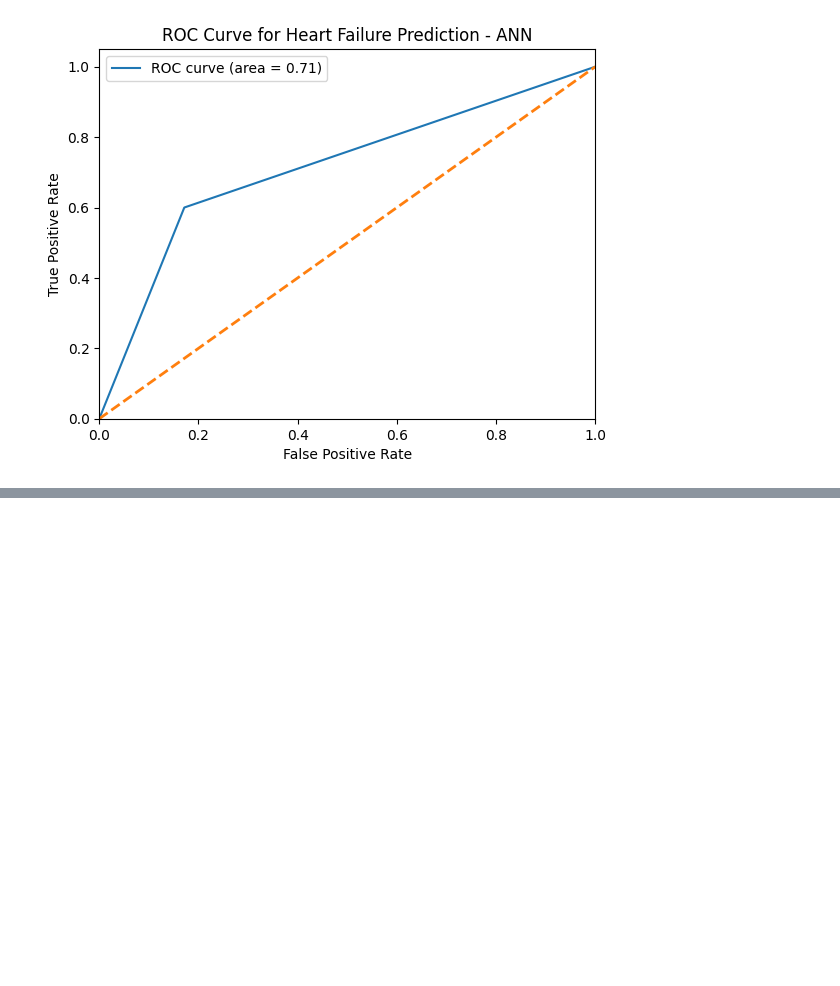
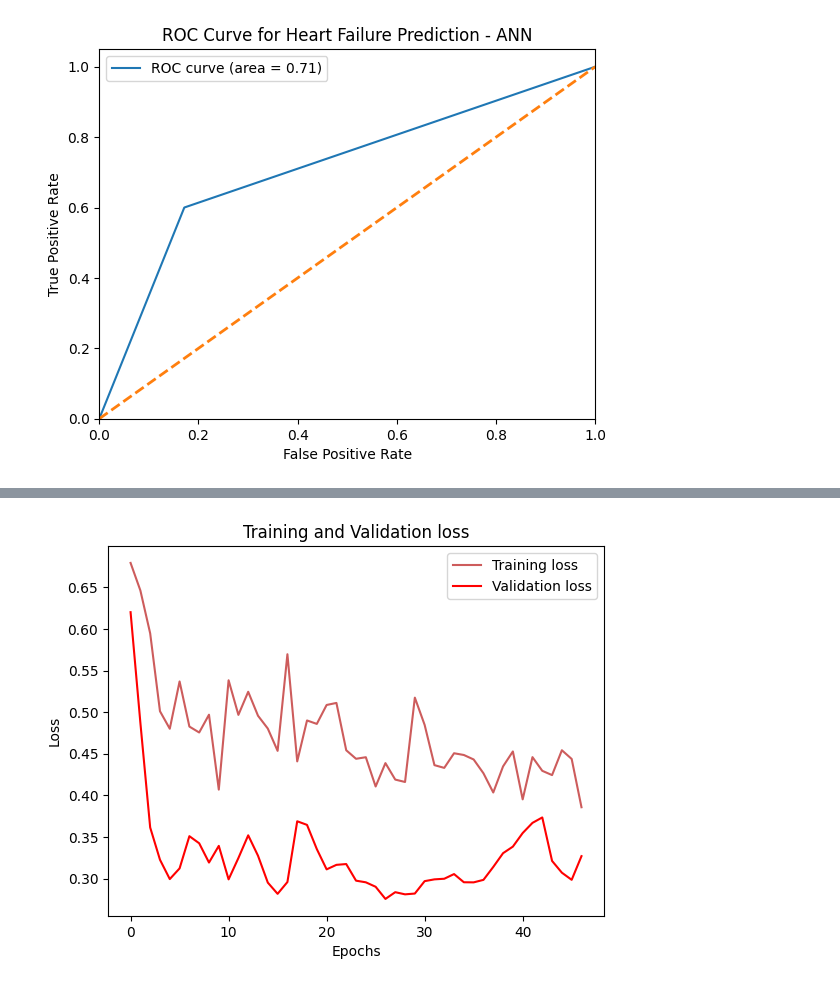
Before and after one commit to koitran14/Heart-Failure-Prediction, a Jupyter notebook: Heart_Failure_Prediction.ipynb, the cells around one changed output, grey strips where cells are left out. Saved outputs shown, nothing was run; the diff lists cells and outputs as text; code cells hidden in the pictures; blank space fills up the shorter version.

Commit message:
Fine-tuning the ANN model

```diff
--- a/Heart_Failure_Prediction.ipynb
+++ b/Heart_Failure_Prediction.ipynb
@@ -713,0 +766,3 @@ plt.show()
+# %%
+study = optuna.create_study(direction="minimize")
+study.optimize(optimize, n_trials=100)
@@ -713,0 +803,15 @@ plt.show()
+# %%
+best_params = study.best_params
+
+model = Sequential()
+model.add(Dense(units = 16, kernel_initializer = 'uniform', activation = 'relu', input_dim=4))
+model.add(Dense(units = 8, kernel_initializer = 'uniform', activation = 'relu'))
+model.add(Dropout(best_params['dropout_1st']))
+model.add(Dense(units = 8, kernel_initializer = 'uniform', activation = 'relu'))
+model.add(Dropout(best_params['dropout_2nd']))
+model.add(Dense(units = 1, kernel_initializer = 'uniform', activation = 'sigmoid'))
+
+optimizer = optimizers.Adam(learning_rate=best_params['learning_rate'])
+model.compile(optimizer = optimizer, loss = 'binary_crossentropy', metrics = ['accuracy'])
+# %%
+history = model.fit(X_train, y_train, batch_size = best_params['batch_size'], epochs = 200, callbacks=[early_stop], validation_data=(X_val, y_val))
@@ -713,0 +861,13 @@ plt.show()
+# %%
+history_df = pd.DataFrame(history.history)
+
+plt.plot(history_df.loc[:, ['loss']], "#CD5C5C", label='Training loss')
+plt.plot(history_df.loc[:, ['val_loss']],"#FF0000", label='Validation loss')
+plt.title('Training and Validation loss')
+plt.xlabel('Epochs')
+plt.ylabel('Loss')
+plt.legend(loc="best")
+
+plt.show()
+# %% [output]
+[figure, added]
```
Also changed, not shown: parts of 11 cells of this notebook.
